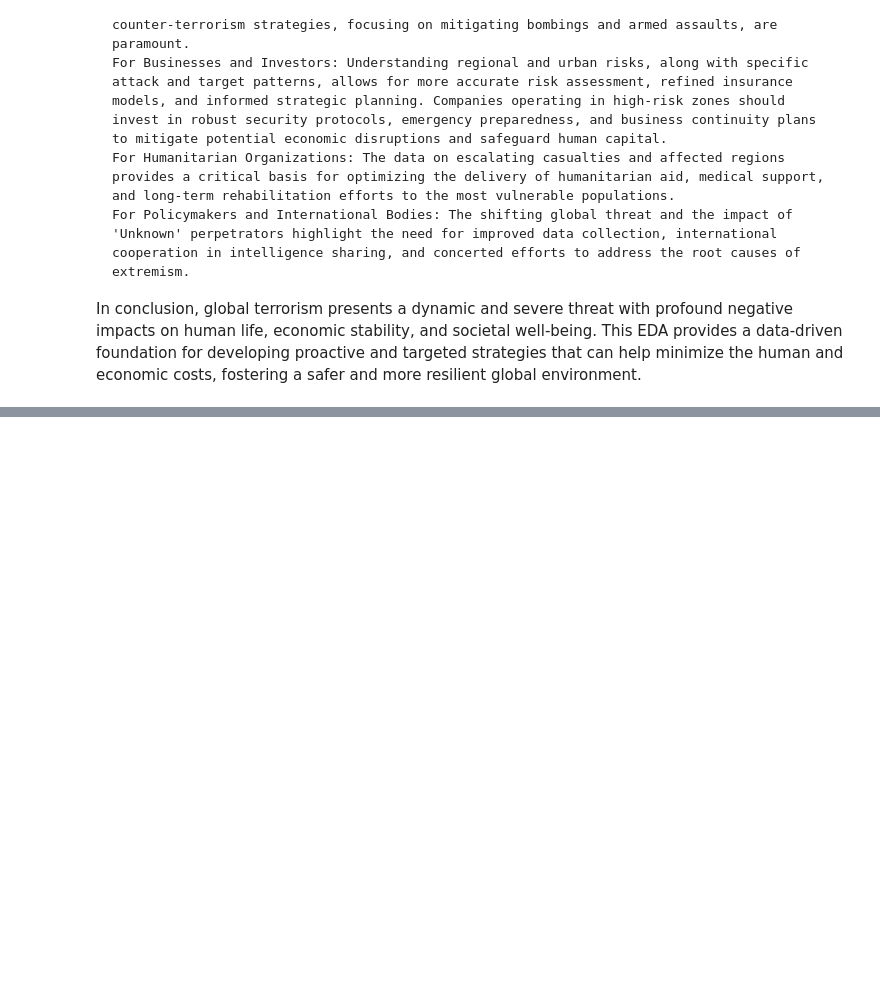
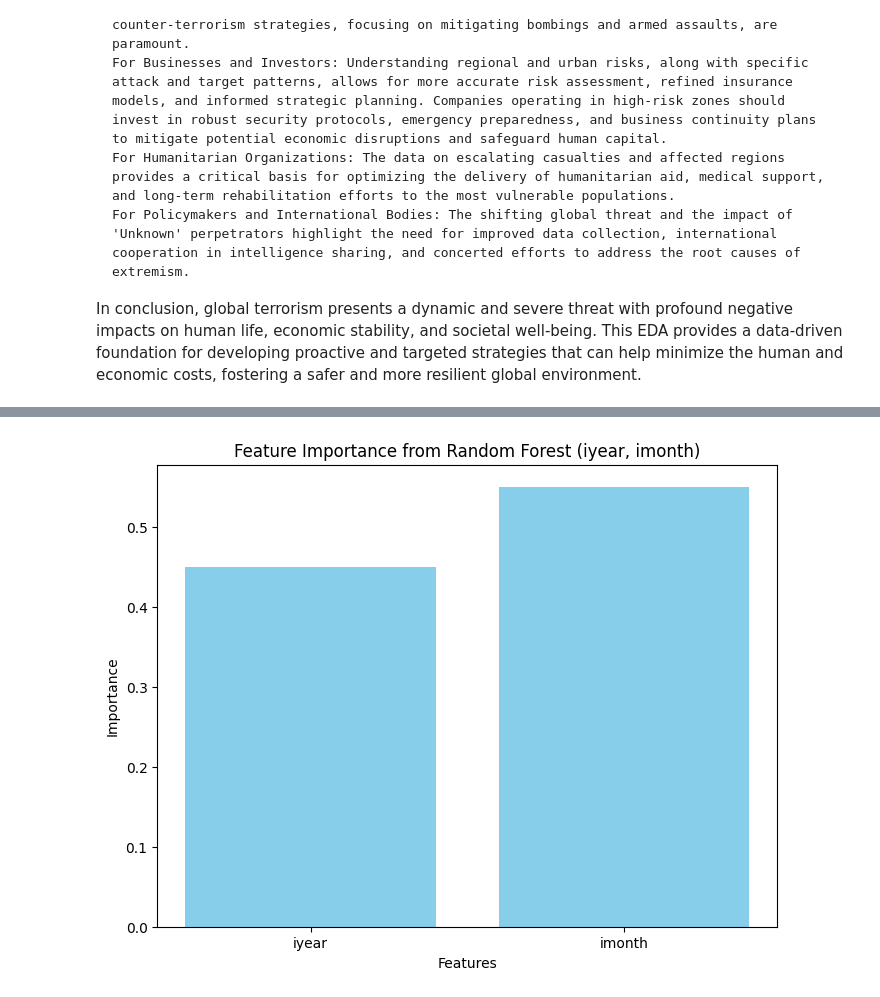
Before and after one commit to avinavsingh479/Data_science__Assignment-3, a Jupyter notebook: terror_EDA.ipynb, the cells around one changed output, grey strips where cells are left out. Cells and saved outputs as stored; diff of their text form; code cells hidden in the pictures; blank space fills up the shorter version.

```diff
--- a/terror_EDA.ipynb
+++ b/terror_EDA.ipynb
@@ -1777,0 +1839,27 @@ Doon University
+# %%
+from sklearn.ensemble import RandomForestClassifier
+import matplotlib.pyplot as plt
+import pandas as pd
+
+# Load the dataset and fill NaN values for simplicity in this example
+df_ml = pd.read_csv("Global Terrorism Data.csv", encoding='latin-1', low_memory=False).fillna(0)
+
+# Re-using X and y from previous examples
+X = df_ml[['iyear', 'imonth']]
+y = df_ml['success']
+
+# Initialize and train a Random Forest Classifier
+rf_model = RandomForestClassifier(n_estimators=100, random_state=42) # 100 trees in the forest
+rf_model.fit(X, y)
+
+# Extract and visualize feature importances
+importance = rf_model.feature_importances_
+
+plt.figure(figsize=(8, 6))
+plt.bar(X.columns, importance, color='skyblue')
+plt.xlabel("Features")
+plt.ylabel("Importance")
+plt.title("Feature Importance from Random Forest (iyear, imonth)")
+plt.show()
+# %% [output]
+[figure, added]
```
Also changed, not shown: parts of 47 cells of this notebook.
